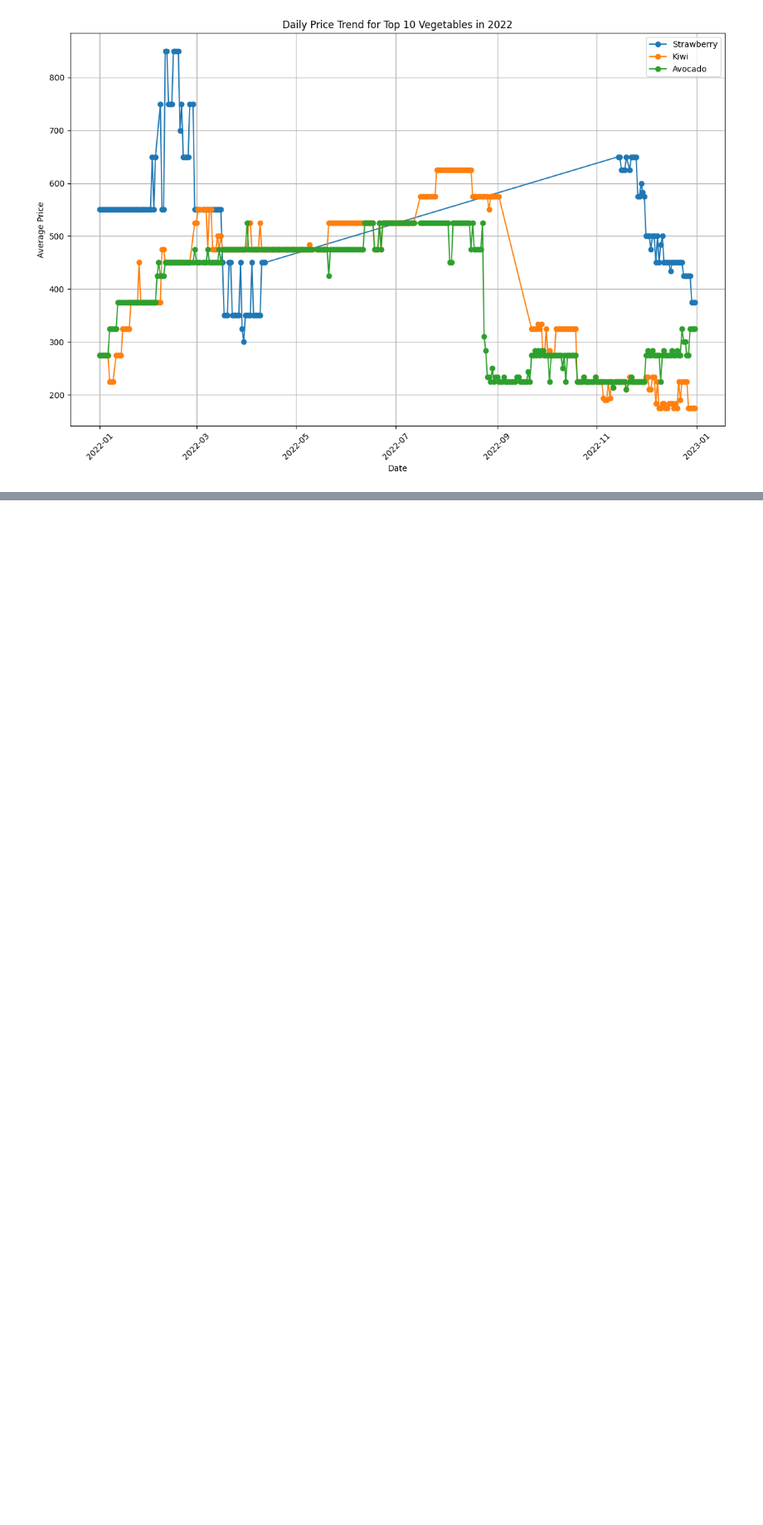
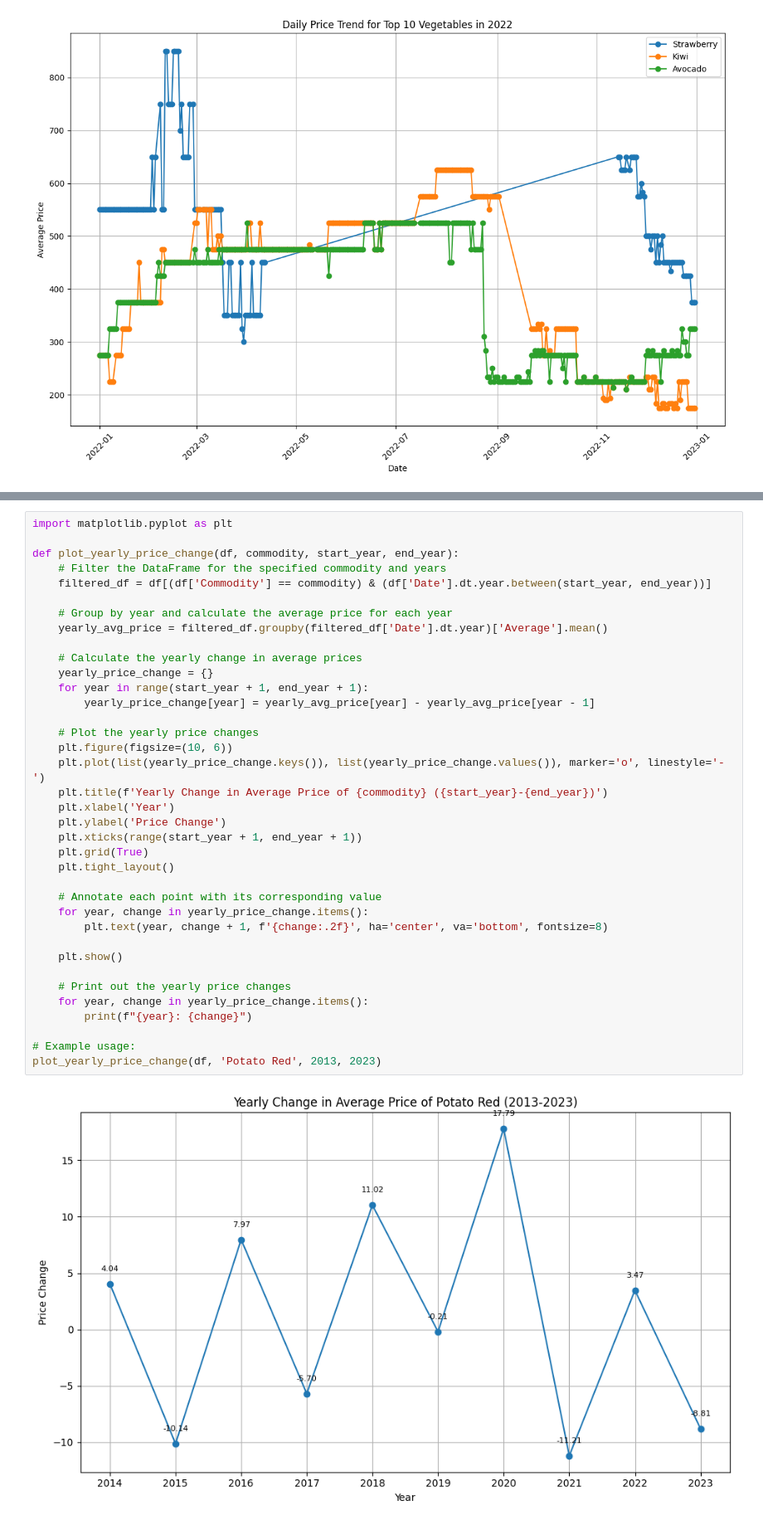
Before and after one commit to Rk-Pudasaini/Data_Analysis, a Jupyter notebook: Kalimati_tarkari_price_analysis.ipynb, the cells around one changed output, grey strips where cells are left out. Shown at 83% size. Drawn from its saved outputs; the diff is of its cells as text; blank space fills up the shorter version.

```diff
--- a/Kalimati_tarkari_price_analysis.ipynb
+++ b/Kalimati_tarkari_price_analysis.ipynb
@@ -279,0 +351,39 @@ plot_monthly_avg_price(df, 'Onion Dry (Indian)', 2013, 2023)
+# %%
+import matplotlib.pyplot as plt
+
+def plot_yearly_price_change(df, commodity, start_year, end_year):
+    # Filter the DataFrame for the specified commodity and years
+    filtered_df = df[(df['Commodity'] == commodity) & (df['Date'].dt.year.between(start_year, end_year))]
+
+    # Group by year and calculate the average price for each year
+    yearly_avg_price = filtered_df.groupby(filtered_df['Date'].dt.year)['Average'].mean()
+
+    # Calculate the yearly change in average prices
+    yearly_price_change = {}
+    for year in range(start_year + 1, end_year + 1):
+        yearly_price_change[year] = yearly_avg_price[year] - yearly_avg_price[year - 1]
+
+    # Plot the yearly price changes
+    plt.figure(figsize=(10, 6))
+    plt.plot(list(yearly_price_change.keys()), list(yearly_price_change.values()), marker='o', linestyle='-')
+    plt.title(f'Yearly Change in Average Price of {commodity} ({start_year}-{end_year})')
+    plt.xlabel('Year')
+    plt.ylabel('Price Change')
+    plt.xticks(range(start_year + 1, end_year + 1))
+    plt.grid(True)
+    plt.tight_layout()
+
+    # Annotate each point with its corresponding value
+    for year, change in yearly_price_change.items():
+        plt.text(year, change + 1, f'{change:.2f}', ha='center', va='bottom', fontsize=8)
+
+    plt.show()
+
+    # Print out the yearly price changes
+    for year, change in yearly_price_change.items():
+        print(f"{year}: {change}")
+
+# Example usage:
+plot_yearly_price_change(df, 'Potato Red', 2013, 2023)
+# %% [output]
+[figure, added]
```
Also changed, not shown: parts of 8 cells of this notebook.
